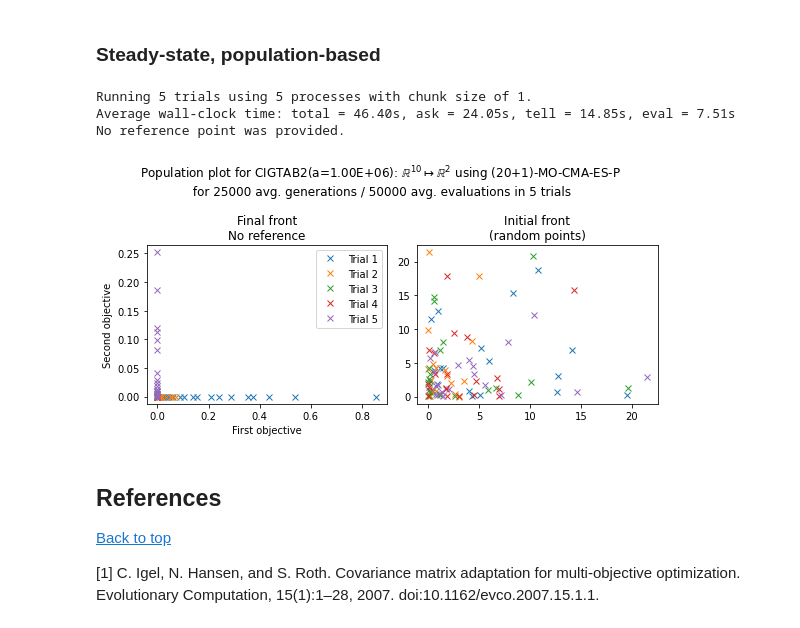
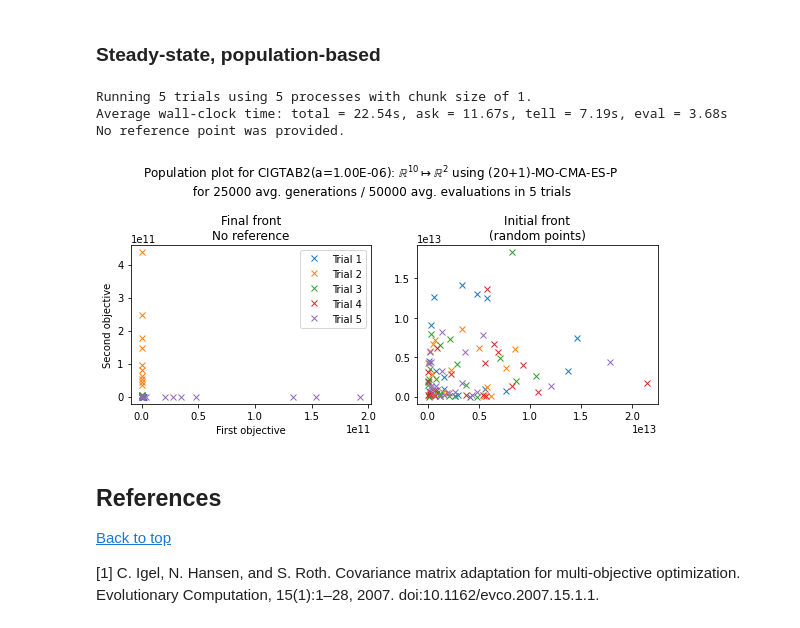
Before and after one commit to pocs-anguilla/anguilla, a Jupyter notebook: notebooks/experiments/mocma/cigtab.ipynb, the cells around one changed output. Drawn from its saved outputs; the diff is of its cells as text; code cells hidden in the pictures.

```diff
--- a/notebooks/experiments/mocma/cigtab.ipynb
+++ b/notebooks/experiments/mocma/cigtab.ipynb
@@ -136,12 +136,12 @@ No reference point was provided.
 # %% [markdown]
 ### Steady-state, population-based
 # %%
-fig = run(benchmark.CIGTAB2, n_offspring=1)
+fig = run(benchmark.CIGTAB2, n_offspring=1, fn_kwargs={'a':1e-6})
 # %% [output]
 Running 5 trials using 5 processes with chunk size of 1.
-Average wall-clock time: total = 46.40s, ask = 24.05s, tell = 14.85s, eval = 7.51s
+Average wall-clock time: total = 22.54s, ask = 11.67s, tell = 7.19s, eval = 3.68s
 No reference point was provided.
-[figure, old version]
+[figure, new version]
 # %% [markdown]
 ## References
 [Back to top](#top)
```
Also changed, not shown: parts of 3 cells of this notebook, 19 other files.
